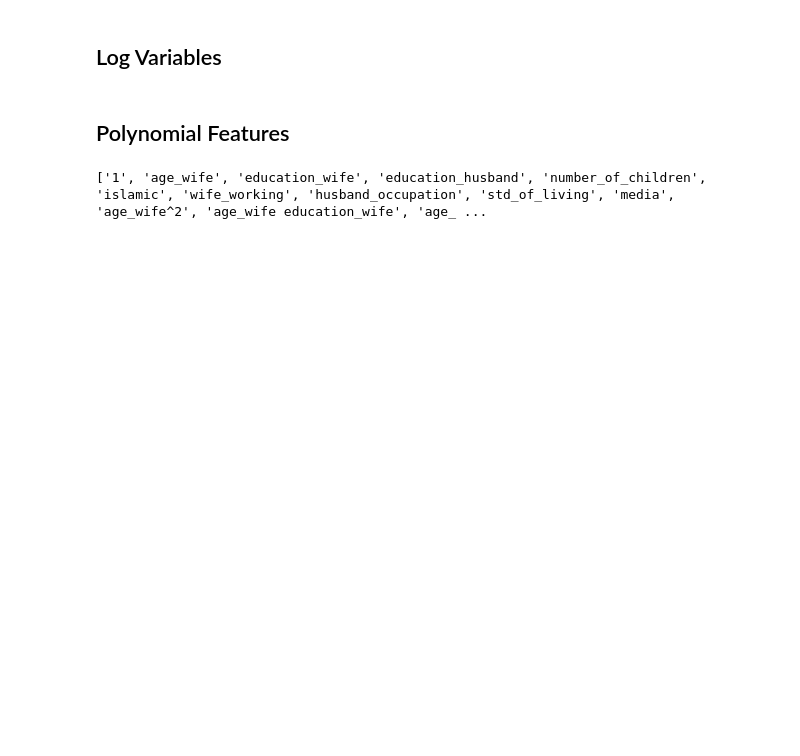
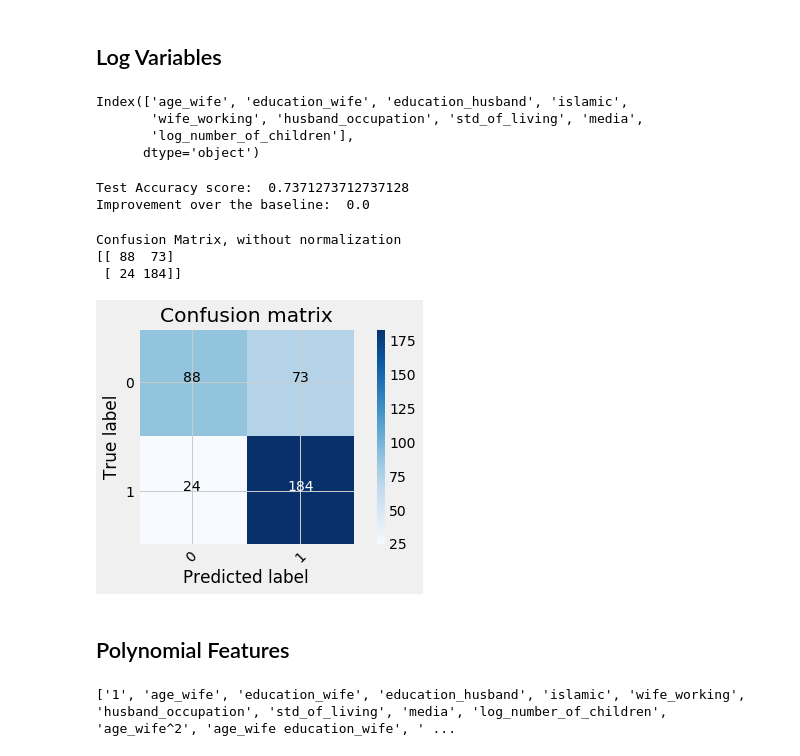
Before and after one commit to TaraRosen/Mod_3_Project, a Jupyter notebook: Module4Classification/ContraceptionClassification.ipynb, the cells around one changed output. Drawn from its saved outputs; the diff is of its cells as text; code cells hidden in the pictures; blank space fills up the shorter version.

```diff
--- a/Module4Classification/ContraceptionClassification.ipynb
+++ b/Module4Classification/ContraceptionClassification.ipynb
@@ -274,5 +327,62 @@ Testing F1 Score:  0.7913978494623655
 ## Log Variables
 # %%
 feat_df = df.copy()
+# %%
+feat_df["log_number_of_children"] = np.log(feat_df["number_of_children"]+1)
+feat_df.drop("number_of_children", axis=1, inplace=True)
+# %%
+# Train Test Split
+X = feat_df.drop('target', axis = 1)
+
+# Create target variable
+y = feat_df['target']
+
+# Create a list of the features being used in the
+feature_cols = X.columns
+print(X.columns)
+
+X_train, X_test, y_train, y_test = train_test_split(X, y, test_size=0.25, random_state=23)
+# %% [output]
+Index(['age_wife', 'education_wife', 'education_husband', 'islamic',
+       'wife_working', 'husband_occupation', 'std_of_living', 'media',
+       'log_number_of_children'],
+      dtype='object')
+# %%
+# Scale
+scaler = StandardScaler()
+scaler.fit(X_train)
+
+X_train = scaler.transform(X_train)
+X_test = scaler.transform(X_test)
+# %%
+clf = DecisionTreeClassifier(criterion="gini", max_depth=4)
+
+# Train Decision Tree Classifer
+clf = clf.fit(X_train, y_train)
+
+#predict the training set
+y_pred_train = clf.predict(X_train)
+
+#Predict the response for test dataset
+y_pred_test = clf.predict(X_test)
+
+# Model Accuracy, how often is the classifier correct?
+print('Test Accuracy score: ', accuracy_score(y_test, y_pred_test))
+print('Improvement over the baseline: ', accuracy_score(y_test, y_pred_test)-baseline)
+# %% [output]
+Test Accuracy score:  0.7371273712737128
+Improvement over the baseline:  0.0
+# %%
+cm = confusion_matrix(y_test, y_pred_test)
+classes = ['0', '1']
+plot_confusion_matrix(cm, classes,
+                          normalize=False,
+                          title='Confusion matrix',
+                          cmap=plt.cm.Blues)
+# %% [output]
+Confusion Matrix, without normalization
+[[ 88  73]
+ [ 24 184]]
+[figure, added]
 # %% [markdown]
 ## Polynomial Features
@@ -283,7 +395,7 @@ poly = PolynomialFeatures(2)
 poly_feat = poly.fit_transform(feat_df.drop("target", axis=1))
 print(poly.get_feature_names(columns))
 # %% [output]
-['1', 'age_wife', 'education_wife', 'education_husband', 'number_of_children', 'islamic', 'wife_working', 'husband_occupation', 'std_of_living', 'media', 'age_wife^2', 'age_wife education_wife', 'age_ ...
+['1', 'age_wife', 'education_wife', 'education_husband', 'islamic', 'wife_working', 'husband_occupation', 'std_of_living', 'media', 'log_number_of_children', 'age_wife^2', 'age_wife education_wife', ' ...
 # %%
 # Train Test Split
 X_poly_2 = pd.DataFrame(poly_feat, columns=poly.get_feature_names(columns))
```
Also changed, not shown: parts of 49 cells of this notebook, 2 other files.
